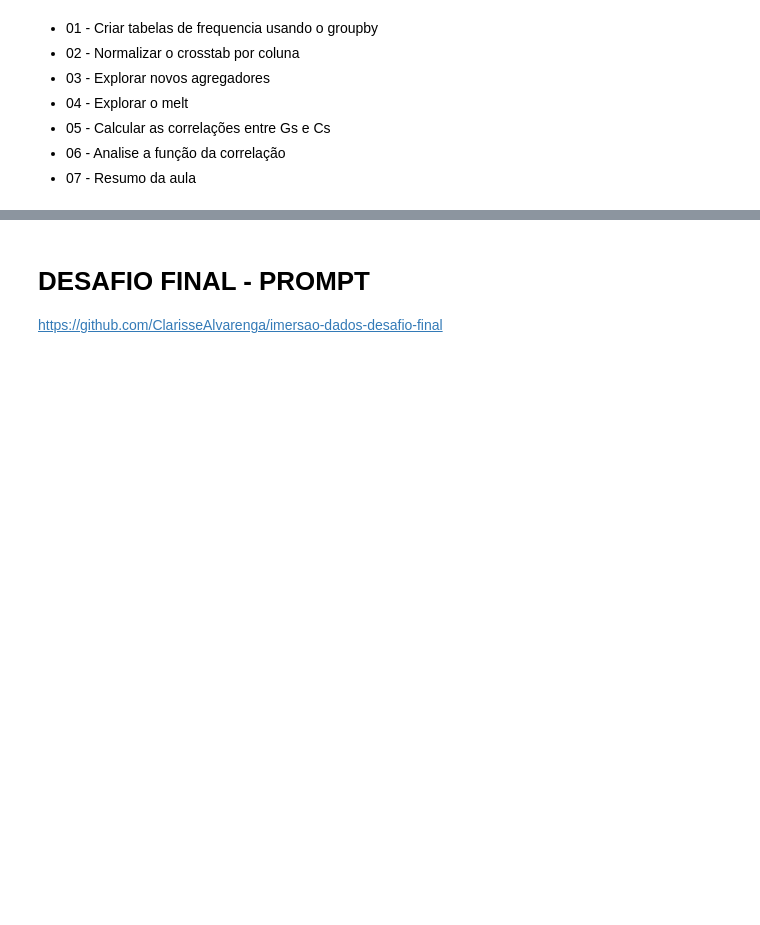
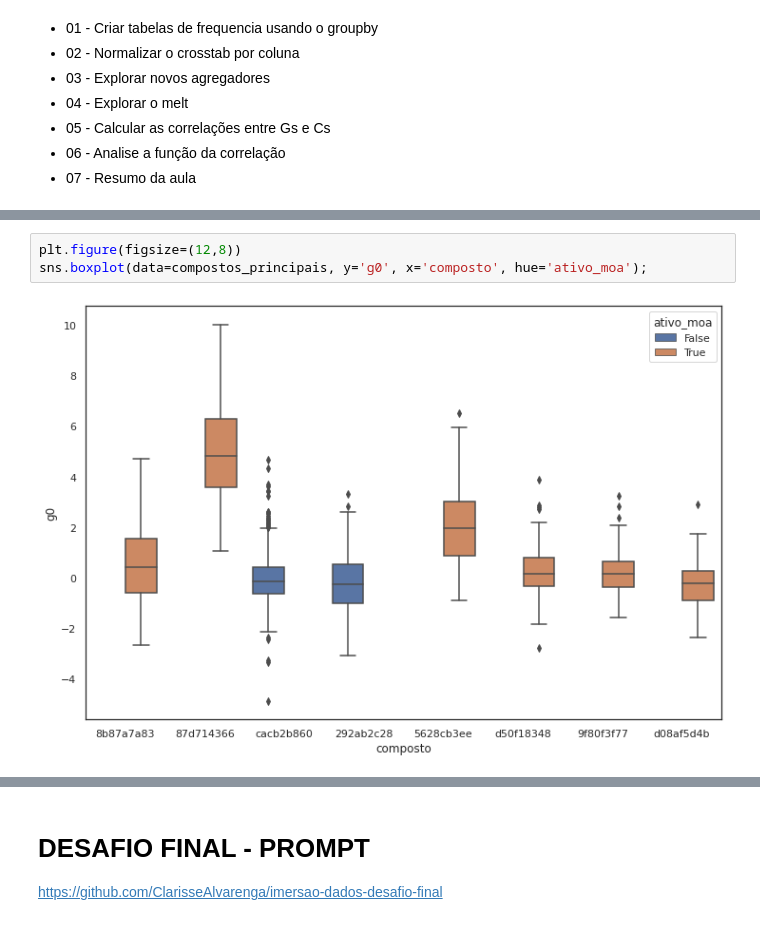
Before and after one commit to ClarisseAlvarenga/Imersao_Alura_3_edicao, a Jupyter notebook: Imersão_Dados_III_Alura_Clarisse.ipynb, the cells around one changed output, grey strips where cells are left out. Saved outputs shown, nothing was run; the diff lists cells and outputs as text; blank space fills up the shorter version.

```diff
--- a/Imersão_Dados_III_Alura_Clarisse.ipynb
+++ b/Imersão_Dados_III_Alura_Clarisse.ipynb
@@ -730,0 +907,5 @@ Podemos ver por este mapa de correlação que cada gene tem uma tendência de co
+# %%
+plt.figure(figsize=(12,8))
+sns.boxplot(data=compostos_principais, y='g0', x='composto', hue='ativo_moa');
+# %% [output]
+[figure, added]
```
Also changed, not shown: parts of 63 cells of this notebook.
